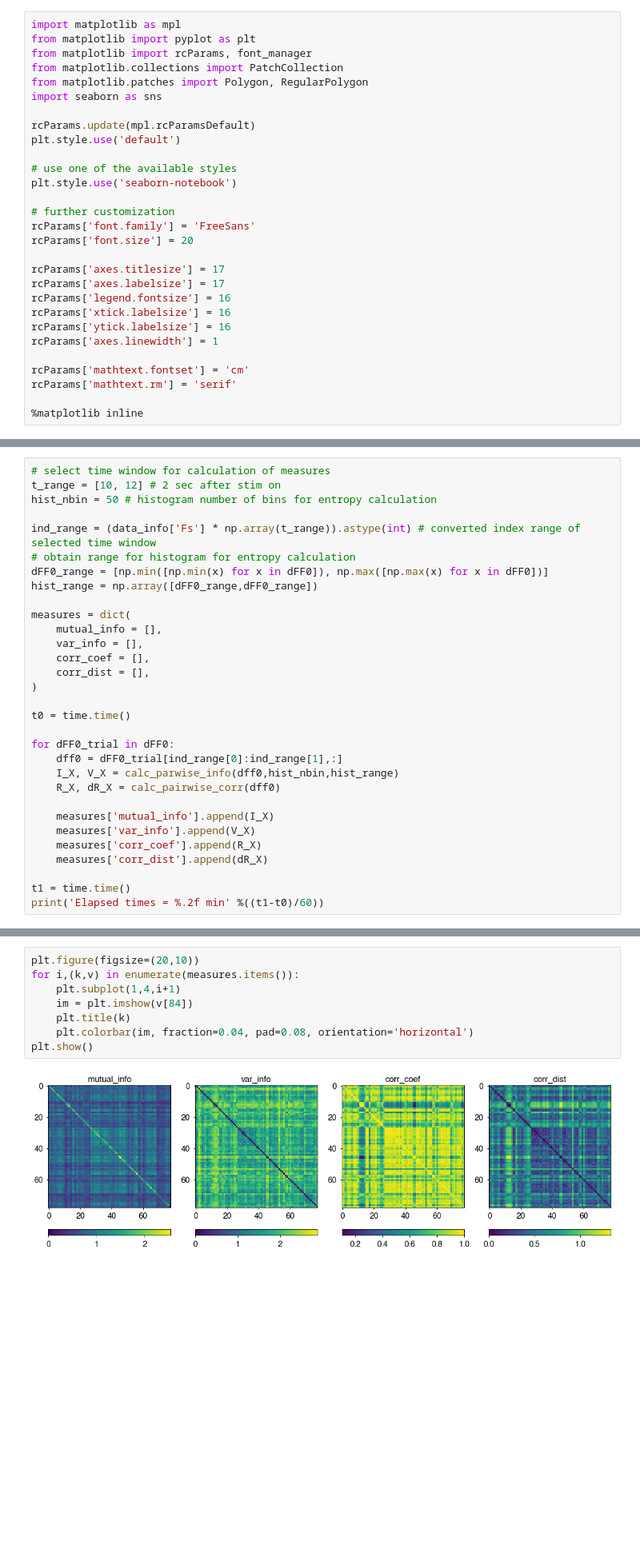
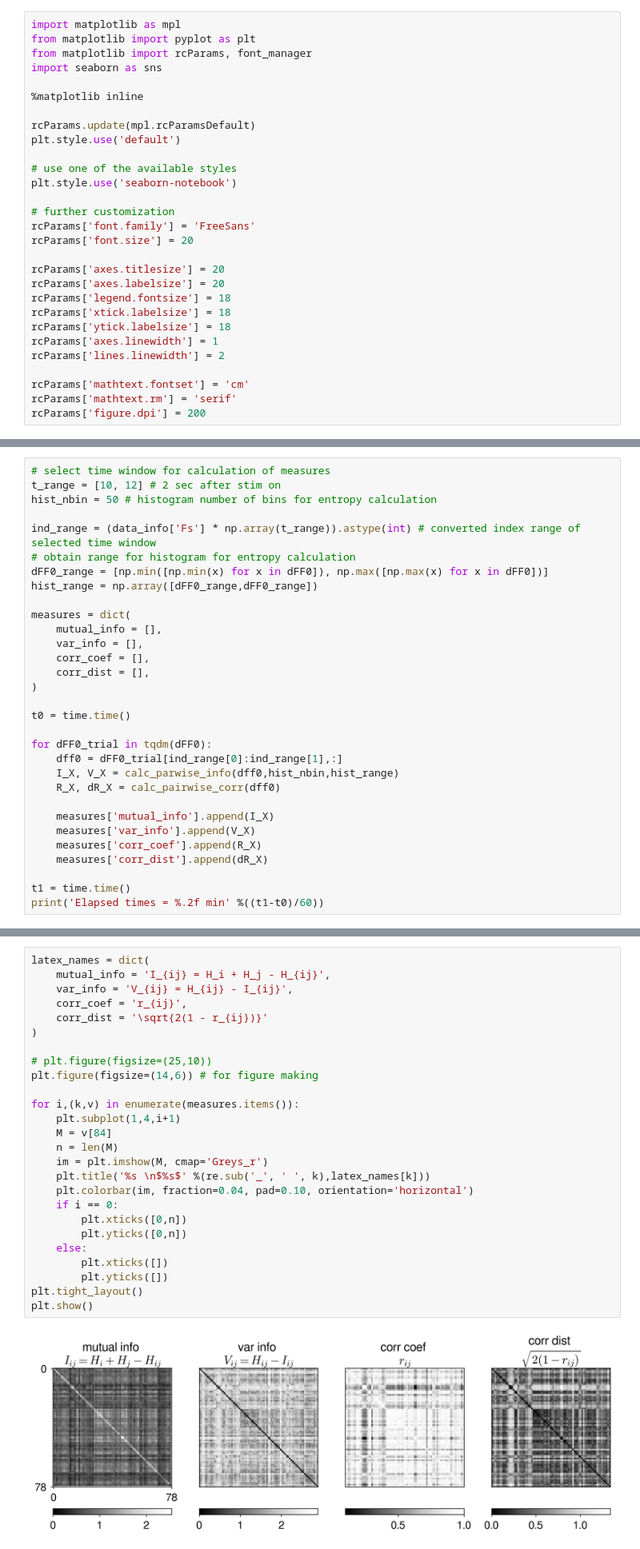
Before and after one commit to tuanpham96/TDA-class-Winter2021, a Jupyter notebook: proj/preprocessing.ipynb, the cells around one changed output, grey strips where cells are left out. Shown: that part at 80% size. Drawn from its saved outputs; the diff is of its cells as text; blank space fills up the shorter version.

```diff
--- a/proj/preprocessing.ipynb
+++ b/proj/preprocessing.ipynb
@@ -15,9 +19,9 @@ from scipy.stats import entropy
 import matplotlib as mpl
 from matplotlib import pyplot as plt
 from matplotlib import rcParams, font_manager
-from matplotlib.collections import PatchCollection
-from matplotlib.patches import Polygon, RegularPolygon
 import seaborn as sns
+
+%matplotlib inline
 
 rcParams.update(mpl.rcParamsDefault)
 plt.style.use('default')
@@ -29,17 +33,17 @@ plt.style.use('seaborn-notebook')
 rcParams['font.family'] = 'FreeSans'
 rcParams['font.size'] = 20
 
-rcParams['axes.titlesize'] = 17
-rcParams['axes.labelsize'] = 17
-rcParams['legend.fontsize'] = 16
-rcParams['xtick.labelsize'] = 16
-rcParams['ytick.labelsize'] = 16
+rcParams['axes.titlesize'] = 20
+rcParams['axes.labelsize'] = 20
+rcParams['legend.fontsize'] = 18
+rcParams['xtick.labelsize'] = 18
+rcParams['ytick.labelsize'] = 18
 rcParams['axes.linewidth'] = 1
+rcParams['lines.linewidth'] = 2
 
 rcParams['mathtext.fontset'] = 'cm'
 rcParams['mathtext.rm'] = 'serif'
-
-%matplotlib inline
+rcParams['figure.dpi'] = 200
 # %% [markdown]
 ## Load file
 # %%
@@ -140,7 +194,7 @@ measures = dict(
 
 t0 = time.time()
 
-for dFF0_trial in dFF0:
+for dFF0_trial in tqdm(dFF0):
     dff0 = dFF0_trial[ind_range[0]:ind_range[1],:]
     I_X, V_X = calc_parwise_info(dff0,hist_nbin,hist_range)
     R_X, dR_X = calc_pairwise_corr(dff0)
@@ -176,12 +230,30 @@ with open(preproc_path + data_file_pref + 'info.pkl','wb') as f:
         trial_ids=trial_ids
     ),f)
 # %%
-plt.figure(figsize=(20,10))
+latex_names = dict(
+    mutual_info = 'I_{ij} = H_i + H_j - H_{ij}',
+    var_info = 'V_{ij} = H_{ij} - I_{ij}',
+    corr_coef = 'r_{ij}',
+    corr_dist = '\sqrt{2(1 - r_{ij})}'
+)
+
+# plt.figure(figsize=(25,10))
+plt.figure(figsize=(14,6)) # for figure making
+
 for i,(k,v) in enumerate(measures.items()):
     plt.subplot(1,4,i+1)
-    im = plt.imshow(v[84])
-    plt.title(k)
-    plt.colorbar(im, fraction=0.04, pad=0.08, orientation='horizontal')
+    M = v[84]
+    n = len(M)
+    im = plt.imshow(M, cmap='Greys_r')
+    plt.title('%s \n$%s$' %(re.sub('_', ' ', k),latex_names[k]))
+    plt.colorbar(im, fraction=0.04, pad=0.10, orientation='horizontal')
+    if i == 0:
+        plt.xticks([0,n])
+        plt.yticks([0,n])
+    else:
+        plt.xticks([])
+        plt.yticks([])
+plt.tight_layout()
 plt.show()
 # %% [output]
-[figure, old version]
+[figure, new version]
```
Also changed, not shown: parts of 11 cells of this notebook, 32 other files.
